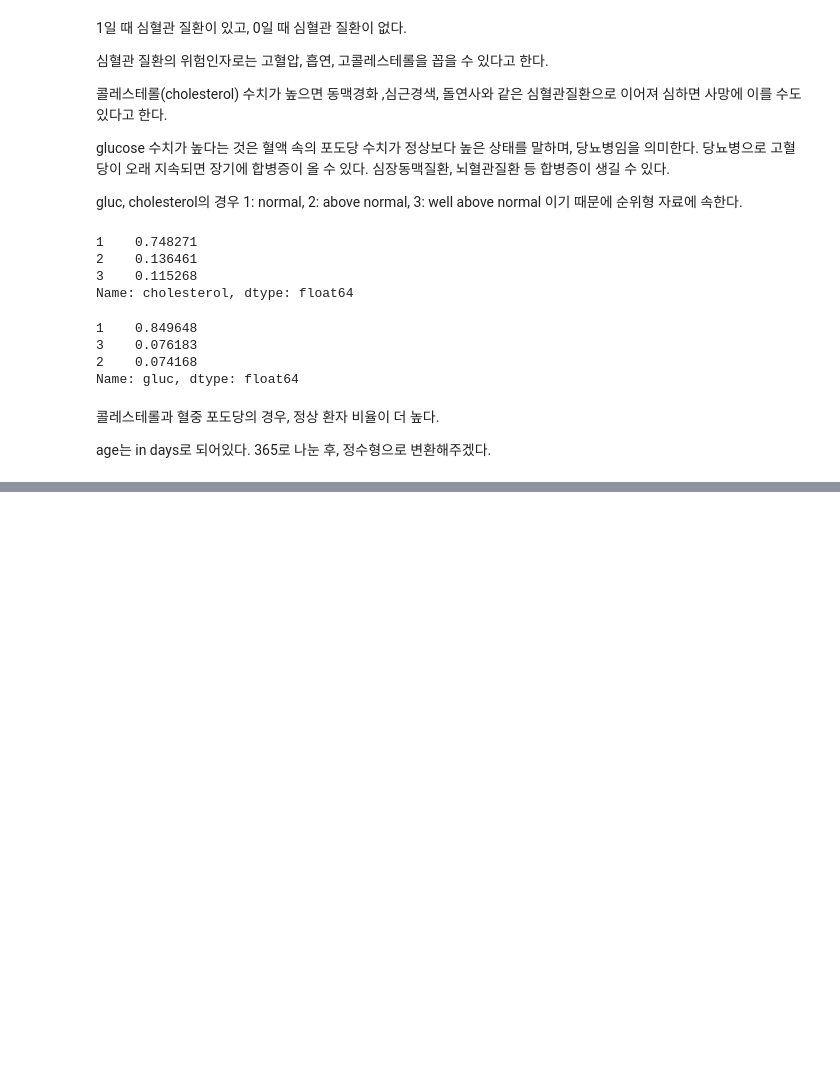
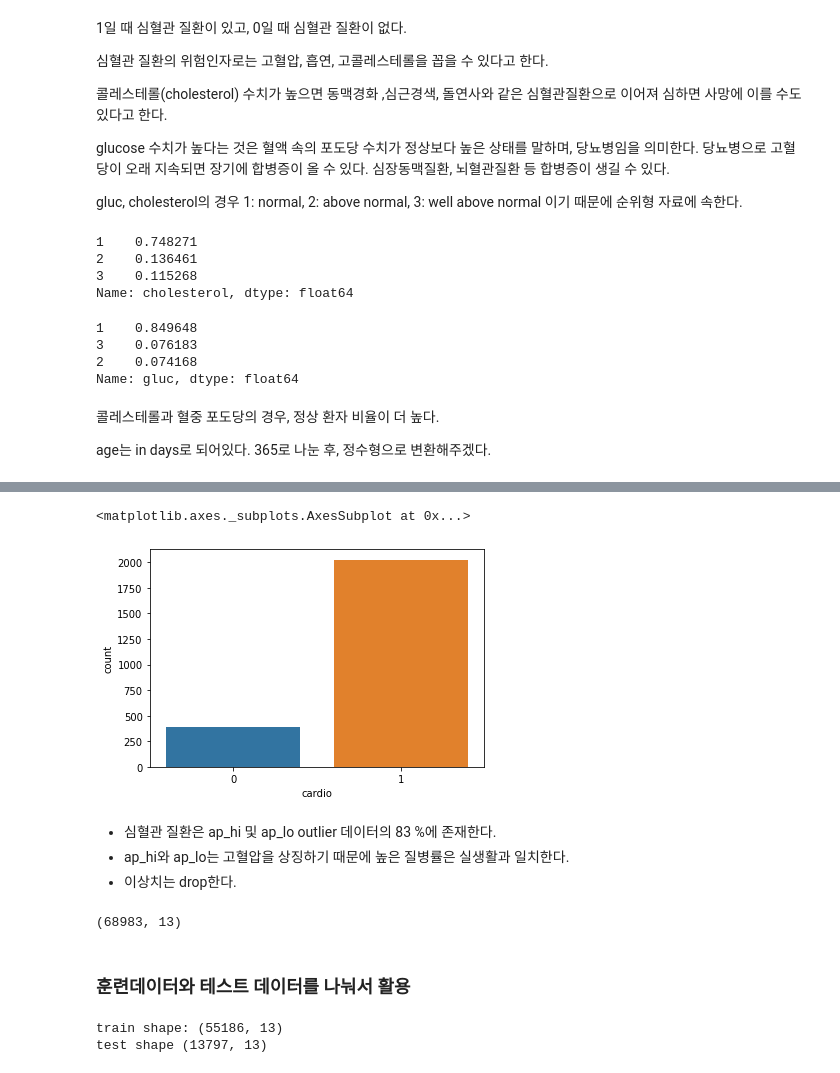
Before and after one commit to Team-Geuknak/CSAI_assignment, a Jupyter notebook: n214a_logistic_regression_ipynb의_사본의_사본.ipynb, the cells around one changed output, grey strips where cells are left out. Drawn from its saved outputs; the diff is of its cells as text; code cells hidden in the pictures; blank space fills up the shorter version.

```diff
--- a/n214a_logistic_regression_ipynb의_사본의_사본.ipynb
+++ b/n214a_logistic_regression_ipynb의_사본의_사본.ipynb
@@ -372,0 +461,9 @@ sns.histplot(is_cardio, x='age', hue='gender');
+# %%
+sns.countplot(x='cardio',data=x_outliers,linewidth=2)
+# %% [output]
+<matplotlib.axes._subplots.AxesSubplot at 0x...>
+[figure, added]
+# %% [markdown]
+- 심혈관 질환은 ap_hi 및 ap_lo outlier 데이터의 83 %에 존재한다.
+- ap_hi와 ap_lo는 고혈압을 상징하기 때문에 높은 질병률은 실생활과 일치한다.
+- 이상치는 drop한다.
@@ -372,0 +474,16 @@ sns.histplot(is_cardio, x='age', hue='gender');
+# %%
+df.shape
+# %% [output]
+(68983, 13)
+# %% [markdown]
+### 훈련데이터와 테스트 데이터를 나눠서 활용
+# %%
+from sklearn.model_selection import train_test_split
+
+# 훈련 / 테스트 세트로 나누기
+train, test = train_test_split(df,train_size = 0.8, random_state=2)
+print("train shape:", train.shape)
+print("test shape", test.shape)
+# %% [output]
+train shape: (55186, 13)
+test shape (13797, 13)
```
Also changed, not shown: parts of 29 cells of this notebook.
